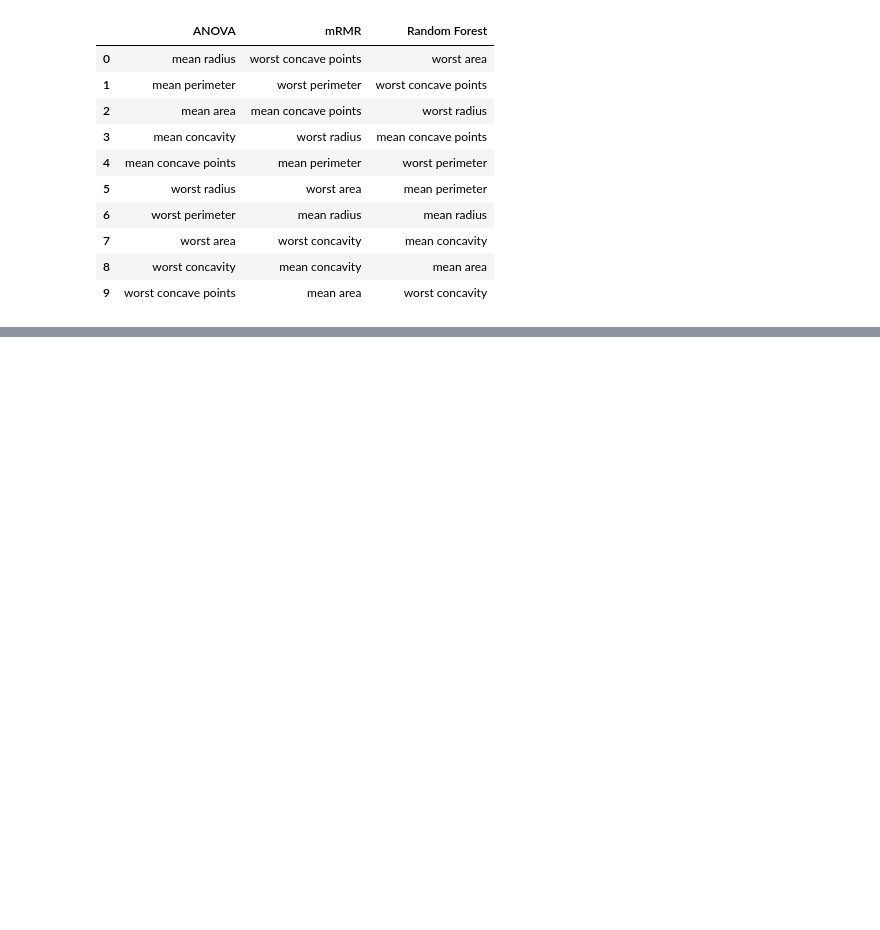
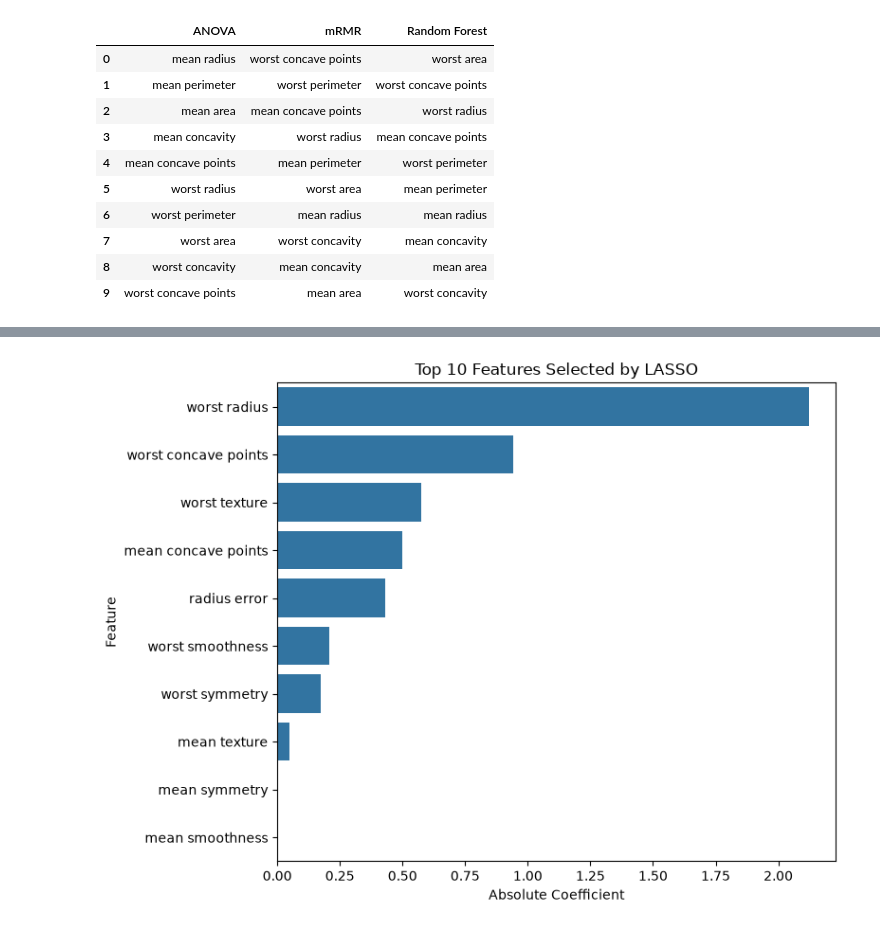
Before and after one commit to Angelinamoses/clinical-fs-benchmark, a Jupyter notebook: notebooks/01_breast_cancer_pipeline.ipynb, the cells around one changed output, grey strips where cells are left out. Cells and saved outputs as stored; diff of their text form; code cells hidden in the pictures; blank space fills up the shorter version.

```diff
--- a/notebooks/01_breast_cancer_pipeline.ipynb
+++ b/notebooks/01_breast_cancer_pipeline.ipynb
@@ -824,0 +860,22 @@ comparison_df
+# %%
+# Extract coefficients
+
+lasso_coefficients = pd.DataFrame({
+    "Feature": X_train_scaled.columns,
+    "Coefficient": lasso_selector.coef_[0]
+})
+# %%
+# Absolute coefficient values for ranking
+
+lasso_coefficients["Absolute Coefficient"] = (
+    lasso_coefficients["Coefficient"].abs()
+)
+# %%
+# Sort descending
+
+lasso_coefficients = lasso_coefficients.sort_values(
+    by="Absolute Coefficient",
+    ascending=False
+)
+
+lasso_coefficients.head(10)
@@ -824,0 +924,20 @@ comparison_df
+# %%
+# Visualize coefficients
+
+plt.figure(figsize=(8,6))
+
+sns.barplot(
+    data=lasso_coefficients.head(10),
+    y="Feature",
+    x="Absolute Coefficient"
+)
+
+plt.title("Top 10 Features Selected by LASSO")
+
+plt.xlabel("Absolute Coefficient")
+
+plt.tight_layout()
+
+plt.show()
+# %% [output]
+[figure, added]
```
Also changed, not shown: parts of 51 cells of this notebook, 5 other files.
